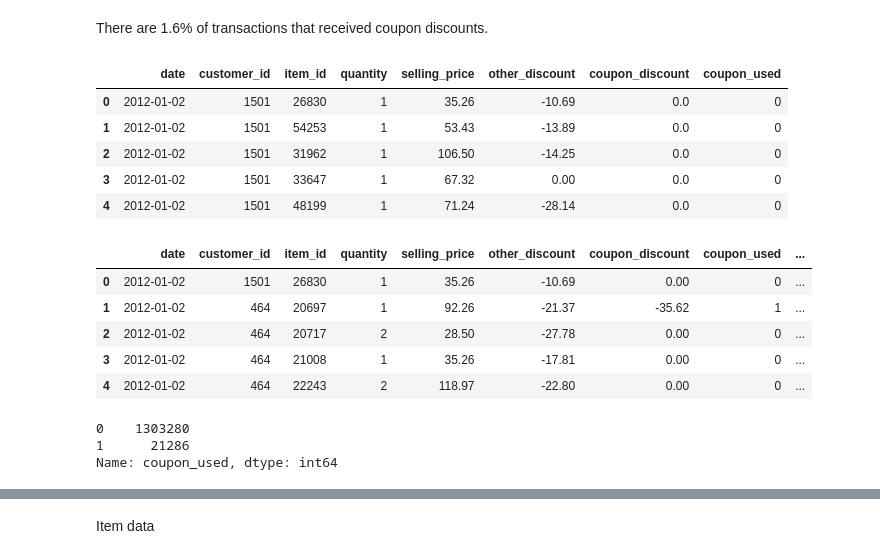
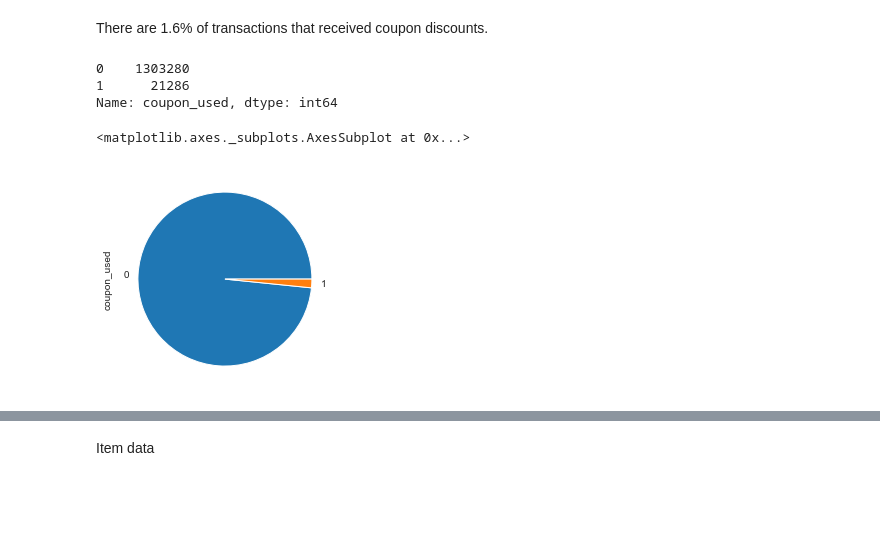
Before and after one commit to nkukadiya89/coupon-redemption-ML, a Jupyter notebook: data_analysis.ipynb, the cells around one changed output, grey strips where cells are left out. Cells and saved outputs as stored; diff of their text form; code cells hidden in the pictures; blank space fills up the shorter version.

```diff
--- a/data_analysis.ipynb
+++ b/data_analysis.ipynb
@@ -391,9 +382,0 @@ transaction['coupon_used'] = transaction.coupon_discount.apply(lambda x: 1 if x
-# %%
-transaction.head()
-# %% [output]
-|  | date | customer_id | item_id | quantity | selling_price | other_discount | coupon_discount | coupon_used |
-| 0 | 2012-01-02 | 1501 | 26830 | 1 | 35.26 | -10.69 | 0.0 | 0 |
-| 1 | 2012-01-02 | 1501 | 54253 | 1 | 53.43 | -13.89 | 0.0 | 0 |
-| 2 | 2012-01-02 | 1501 | 31962 | 1 | 106.50 | -14.25 | 0.0 | 0 |
-| 3 | 2012-01-02 | 1501 | 33647 | 1 | 67.32 | 0.00 | 0.0 | 0 |
-| 4 | 2012-01-02 | 1501 | 48199 | 1 | 71.24 | -28.14 | 0.0 | 0 |
@@ -411,18 +383,15 @@ transaction['year_date']=transaction['date'].apply(lambda x: x.year)
-# %%
-transaction.head()
-# %% [output]
-|  | date | customer_id | item_id | quantity | selling_price | other_discount | coupon_discount | coupon_used | ... |
-| 0 | 2012-01-02 | 1501 | 26830 | 1 | 35.26 | -10.69 | 0.00 | 0 | ... |
-| 1 | 2012-01-02 | 464 | 20697 | 1 | 92.26 | -21.37 | -35.62 | 1 | ... |
-| 2 | 2012-01-02 | 464 | 20717 | 2 | 28.50 | -27.78 | 0.00 | 0 | ... |
-| 3 | 2012-01-02 | 464 | 21008 | 1 | 35.26 | -17.81 | 0.00 | 0 | ... |
-| 4 | 2012-01-02 | 464 | 22243 | 2 | 118.97 | -22.80 | 0.00 | 0 | ... |
 # %%
-transaction.coupon_used.value_counts()
+D = transaction.coupon_used.value_counts()
+D
 # %% [output]
 0    1303280
 1      21286
 Name: coupon_used, dtype: int64
+# %%
+D.plot.pie()
+# %% [output]
+<matplotlib.axes._subplots.AxesSubplot at 0x...>
+[figure, added]
 # %%
 transaction.coupon_discount.unique()
 # %% [output]
```
Also changed, not shown: parts of 56 cells of this notebook.
